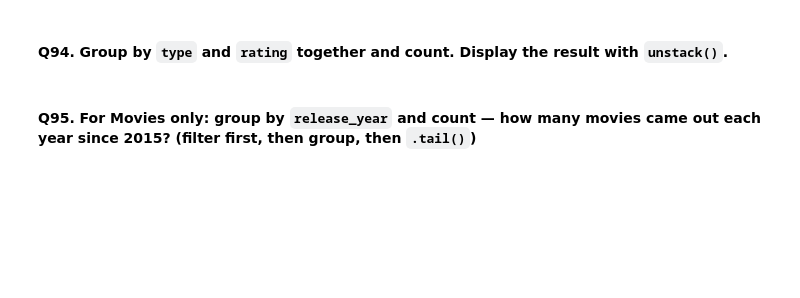
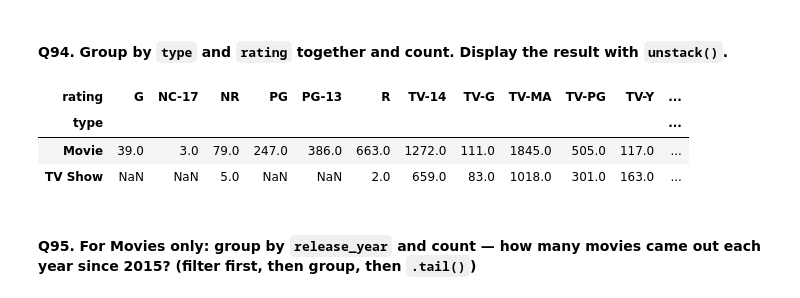
Before and after one commit to Kaini9/Netflix_Dataset_Pandas_125_Questions, a Jupyter notebook: netflix_125_question_workbook.ipynb, the cells around one changed output. Saved outputs shown, nothing was run; the diff lists cells and outputs as text; code cells hidden in the pictures; blank space fills up the shorter version.

```diff
--- a/netflix_125_question_workbook.ipynb
+++ b/netflix_125_question_workbook.ipynb
@@ -1297,5 +1632,11 @@ df.sort_values(['release_year', 'title'], ascending=[False, True])
 #### Q94. Group by `type` and `rating` together and count. Display the result with `unstack()`.
 # %%
 # Your answer here
+df.groupby(['type', 'rating']).size().unstack()
+# %% [output]
+| rating | G | NC-17 | NR | PG | PG-13 | R | TV-14 | TV-G | TV-MA | TV-PG | TV-Y | ... |
+| type |  |  |  |  |  |  |  |  |  |  |  | ... |
+| Movie | 39.0 | 3.0 | 79.0 | 247.0 | 386.0 | 663.0 | 1272.0 | 111.0 | 1845.0 | 505.0 | 117.0 | ... |
+| TV Show | NaN | NaN | 5.0 | NaN | NaN | 2.0 | 659.0 | 83.0 | 1018.0 | 301.0 | 163.0 | ... |
 # %% [markdown]
 #### Q95. For Movies only: group by `release_year` and count — how many movies came out each year since 2015? (filter first, then group, then `.tail()`)
```
Also changed, not shown: parts of 56 cells of this notebook.
